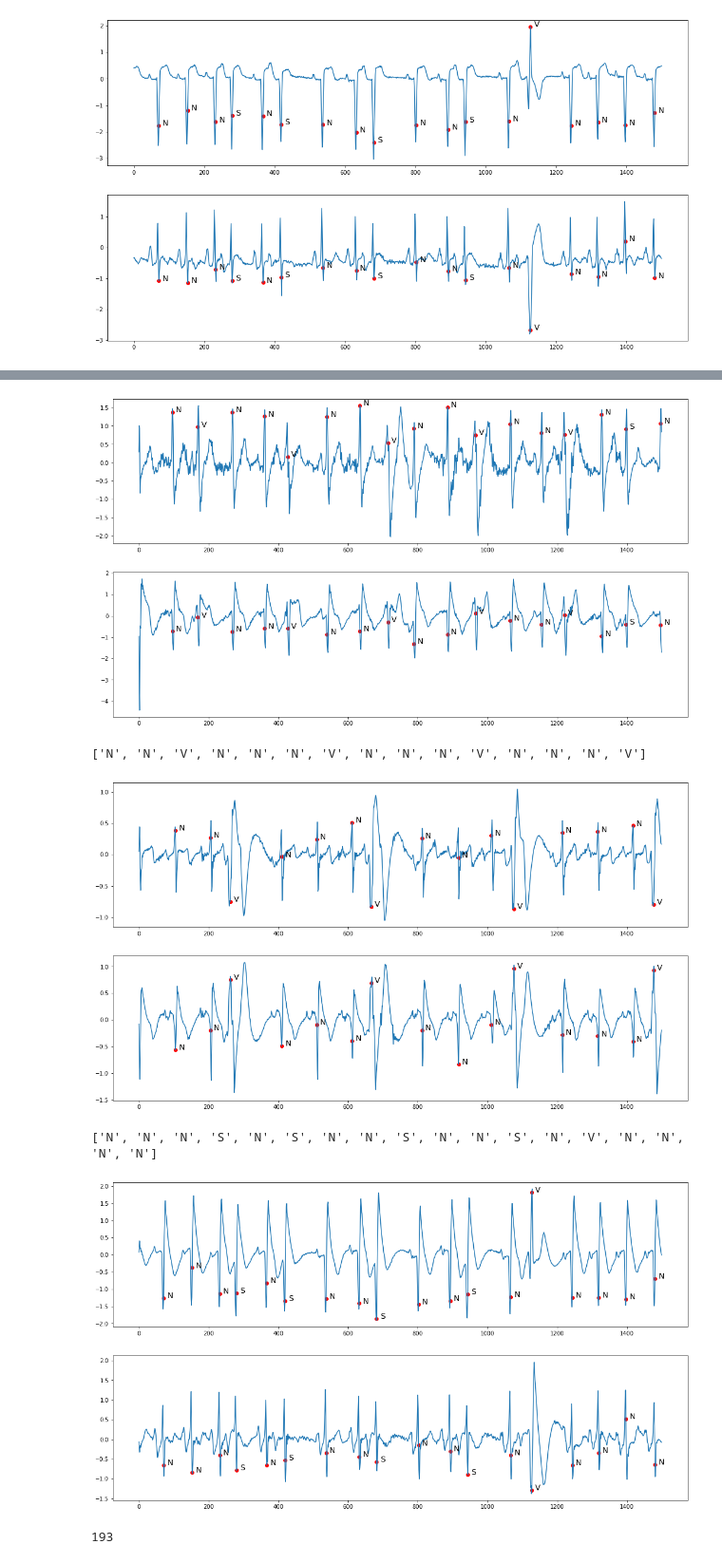
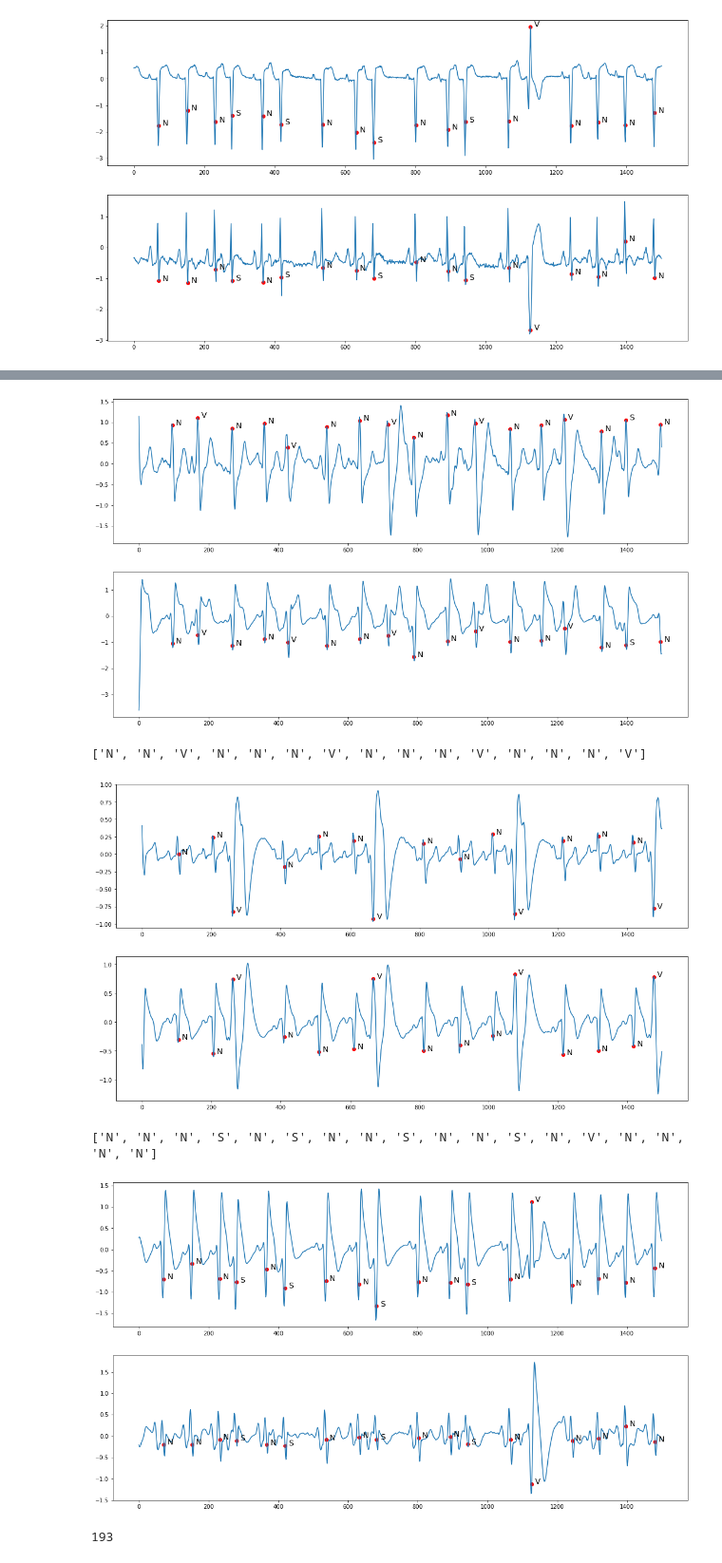
Before and after one commit to simonetome/Heartbeat-NSV-classification, a Jupyter notebook: ResNetBaseline.ipynb, the cells around one changed output, grey strips where cells are left out. Shown at 95% size. Cells and saved outputs as stored; diff of their text form; code cells hidden in the pictures.

Commit message:
improved filtering

```diff
--- a/ResNetBaseline.ipynb
+++ b/ResNetBaseline.ipynb
@@ -236,8 +236,8 @@ def notch_filter(cutoff, fs, q=30):
     return b, a
 
 #def bandpass_filter(data, filter_order=5, lowcut = .5, highcut = 55, signal_freq=128):
-#def bandpass_filter(data, filter_order=5, lowcut = .5, highcut = 30, signal_freq=128):
-def bandpass_filter(data, filter_order=5, lowcut = 1, highcut = 45, signal_freq=128):
+#def bandpass_filter(data, filter_order=5, lowcut = .8, highcut = 45, signal_freq=128): Bene V ma non S
+def bandpass_filter(data, filter_order=5, lowcut = .8, highcut = 55, signal_freq=128):
         """
         Method responsible for creating and applying Butterworth filter.
         :param deque data: raw data
@@ -269,39 +269,39 @@ for id in tqdm(ids):
     first_sig = bandpass_filter(first_sig)
     second_sig = bandpass_filter(second_sig)
 
     #first_sig = hp.enhance_ecg_peaks(first_sig, 128)
-    #first_sig = hp.smooth_signal(first_sig, 128, window_length=None, polyorder=2)
+    first_sig = hp.smooth_signal(first_sig, 128)
     #first_sig = hp.remove_baseline_wander(first_sig, 128,cutoff=0.01)
     #second_sig = hp.enhance_ecg_peaks(second_sig, 128)
-    #second_sig = hp.smooth_signal(second_sig, 128, window_length=None, polyorder=2)
+    second_sig = hp.smooth_signal(second_sig, 128)
     #second_sig = hp.remove_baseline_wander(second_sig, 128,cutoff=0.01)
 
 
     # https://swharden.com/blog/2020-09-23-signal-filtering-in-python/
     # create a normalized Hanning window
     #windowSize = 5
     #window = np.hanning(windowSize)
     #window = window / window.sum()
     #first_sig = np.convolve(window, first_sig, mode='same')
     #second_sig = np.convolve(window, second_sig, mode='same')
     #first_sig = ((first_sig - first_sig.min())/(first_sig.max()-first_sig.min())).tolist()
     #second_sig = ((second_sig - second_sig.min())/(second_sig.max()-second_sig.min())).tolist()
 
     #first_sig = ((first_sig - first_sig.mean())/(first_sig.std()))#.tolist()
     #second_sig = ((second_sig - second_sig.mean())/(second_sig.std()))#.tolist()
     df.iloc[id]['ecg_lead_1'] = first_sig[:]
     df.iloc[id]['ecg_lead_2'] = second_sig[:]
 
 plot_signal(df,0,1500)
 plot_signal(df,1,1500)
 plot_signal(df,2,1500)
 # %% [output]
 ['N', 'V', 'N', 'N', 'V', 'N', 'N', 'V', 'N', 'N', 'V', 'N', 'N', 'V', 'N', 'S', 'N']
-[figure, old version]
+[figure, new version]
 ['N', 'N', 'V', 'N', 'N', 'N', 'V', 'N', 'N', 'N', 'V', 'N', 'N', 'N', 'V']
-[figure, old version]
+[figure, new version]
 ['N', 'N', 'N', 'S', 'N', 'S', 'N', 'N', 'S', 'N', 'N', 'S', 'N', 'V', 'N', 'N', 'N', 'N']
-[figure, old version]
+[figure, new version]
 # %%
 import gc
 del training_patches_df
```
Also changed, not shown: parts of 12 cells of this notebook.
